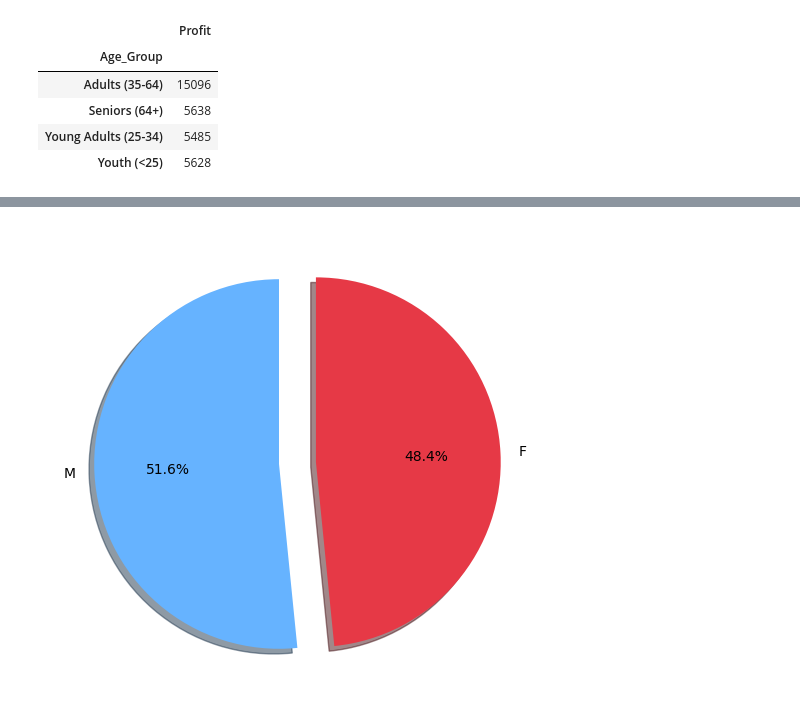
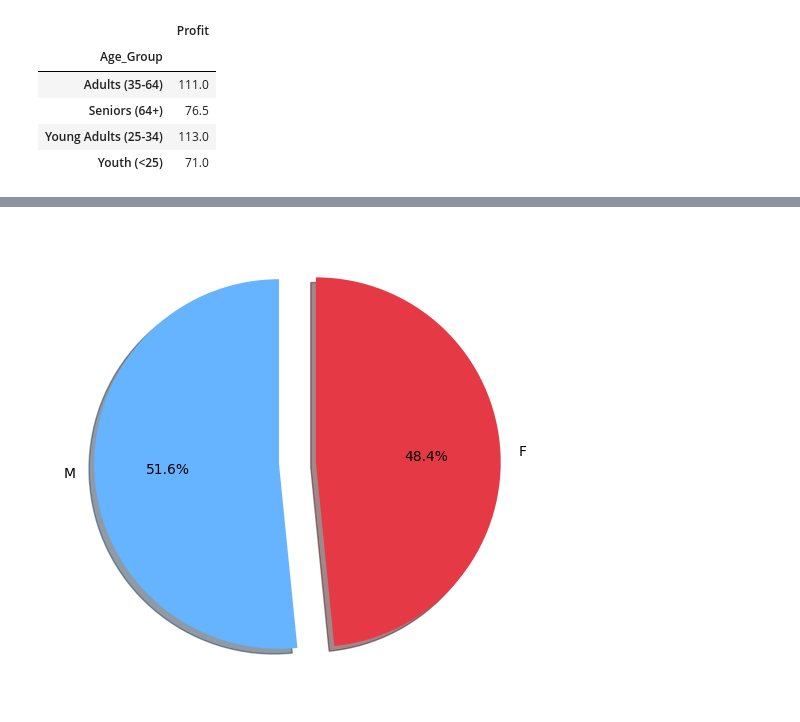
Before and after one commit to abneribeiro/Machine-Learning-Projects, a Jupyter notebook: project1_europe_bikes/dt.ipynb, the cells around one changed output, grey strips where cells are left out. Drawn from its saved outputs; the diff is of its cells as text; code cells hidden in the pictures.

```diff
--- a/project1_europe_bikes/dt.ipynb
+++ b/project1_europe_bikes/dt.ipynb
@@ -30,9 +30,9 @@ grp_age_group = df[['Age_Group', 'Profit']].groupby(['Age_Group'])
 # %%
-grp_age_group.max()
+grp_age_group.median()
 # %% [output]
 |  | Profit |
 | Age_Group |  |
-| Adults (35-64) | 15096 |
-| Seniors (64+) | 5638 |
-| Young Adults (25-34) | 5485 |
-| Youth (<25) | 5628 |
+| Adults (35-64) | 111.0 |
+| Seniors (64+) | 76.5 |
+| Young Adults (25-34) | 113.0 |
+| Youth (<25) | 71.0 |
```
Also changed, not shown: parts of 12 cells of this notebook, 6 other files.
